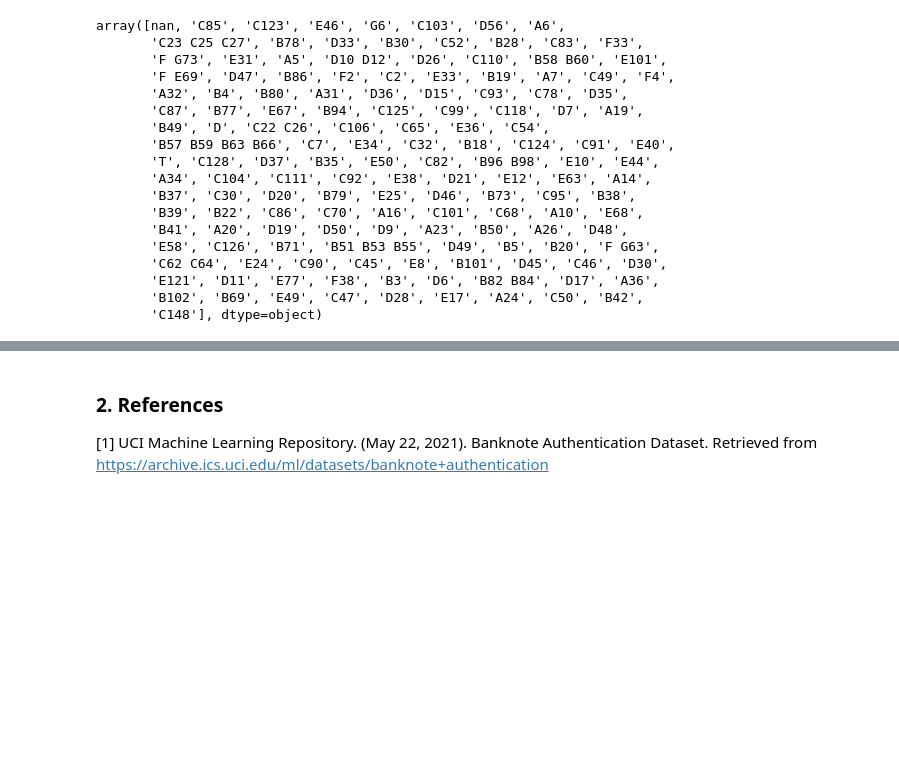
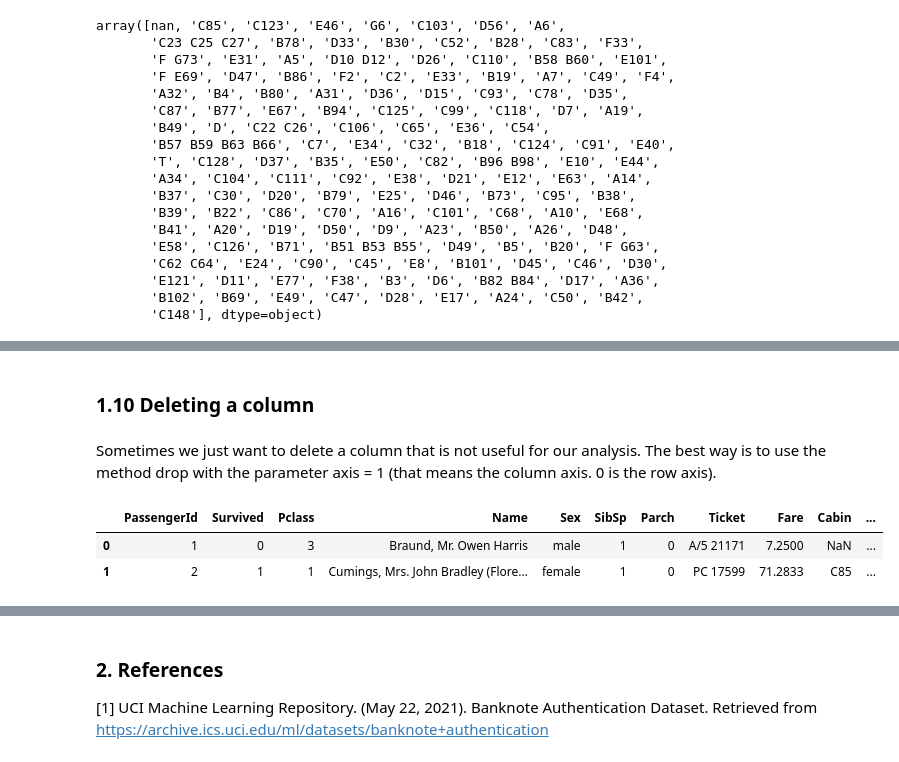
Before and after one commit to alexismenanieves/Pandas_Practice, a Jupyter notebook: Pandas_Practice_Notebook.ipynb, the cells around one changed output, grey strips where cells are left out. Cells and saved outputs as stored; diff of their text form; code cells hidden in the pictures; blank space fills up the shorter version.

```diff
--- a/Pandas_Practice_Notebook.ipynb
+++ b/Pandas_Practice_Notebook.ipynb
@@ -246,0 +288,11 @@ array([nan, 'C85', 'C123', 'E46', 'G6', 'C103', 'D56', 'A6',
+# %% [markdown]
+### 1.10 Deleting a column
+# %% [markdown]
+Sometimes we just want to delete a column that is not useful for our analysis. The best way is to use the method drop with the parameter axis = 1 (that means the column axis. 0 is the row axis).
+# %%
+# Let's drop the Age variable
+df_tc.drop('Age', axis = 1).head(2)
+# %% [output]
+|  | PassengerId | Survived | Pclass | Name | Sex | SibSp | Parch | Ticket | Fare | Cabin | ... |
+| 0 | 1 | 0 | 3 | Braund, Mr. Owen Harris | male | 1 | 0 | A/5 21171 | 7.2500 | NaN | ... |
+| 1 | 2 | 1 | 1 | Cumings, Mrs. John Bradley (Flore... | female | 1 | 0 | PC 17599 | 71.2833 | C85 | ... |
```
Also changed, not shown: parts of 10 cells of this notebook.
